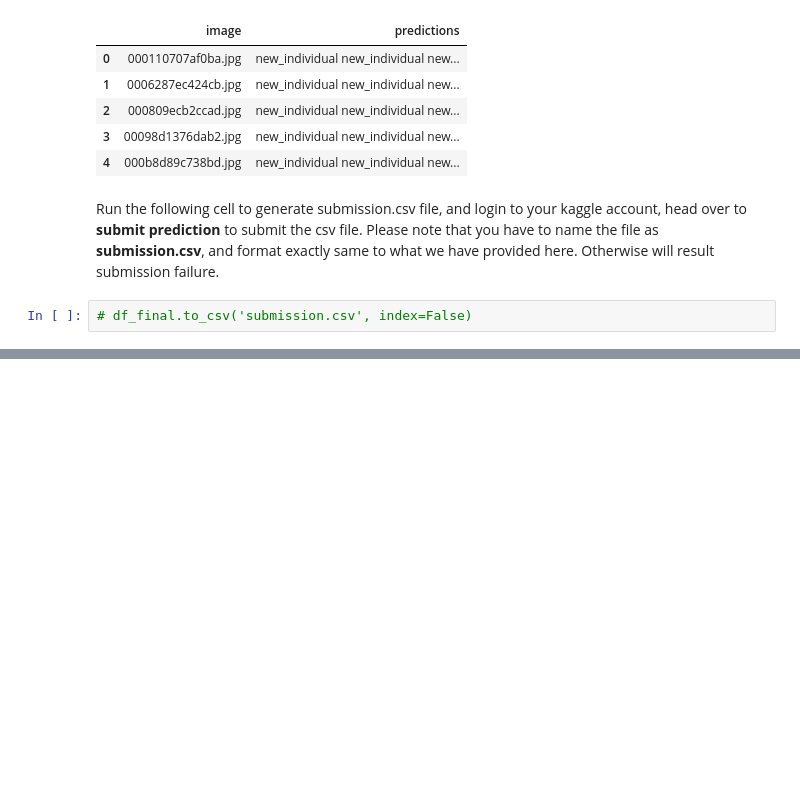
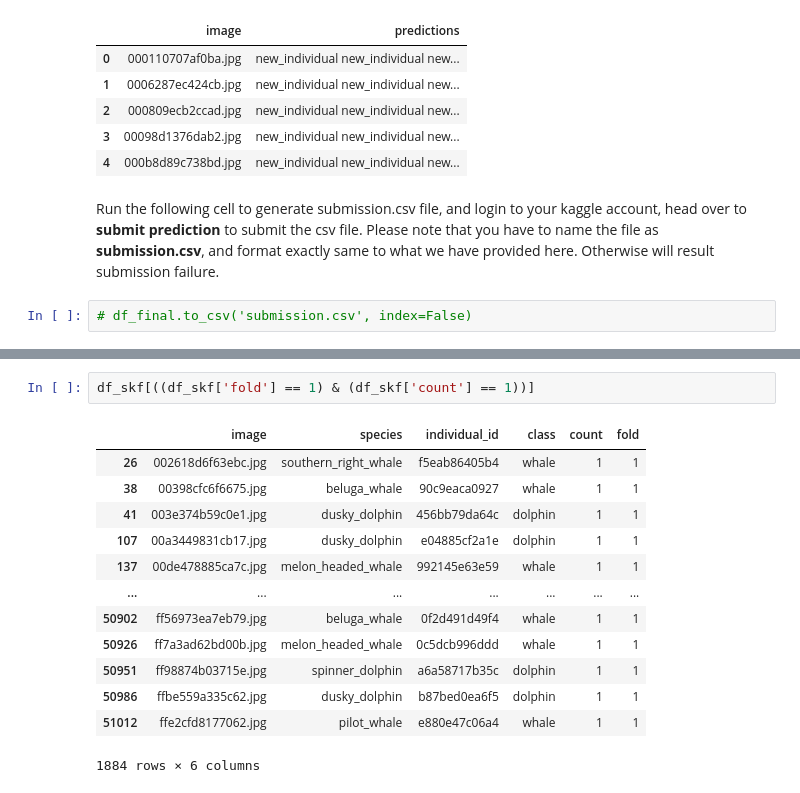
Before and after one commit to heye0507/kaggle_whale, a Jupyter notebook: nbs/00_EDA_pipeline.ipynb, the cells around one changed output, grey strips where cells are left out. Drawn from its saved outputs; the diff is of its cells as text; blank space fills up the shorter version.

```diff
--- a/nbs/00_EDA_pipeline.ipynb
+++ b/nbs/00_EDA_pipeline.ipynb
@@ -352,0 +574,16 @@ Run the following cell to generate submission.csv file, and login to your kaggle
+# %%
+df_skf[((df_skf['fold'] == 1) & (df_skf['count'] == 1))]
+# %% [output]
+|  | image | species | individual_id | class | count | fold |
+| 26 | 002618d6f63ebc.jpg | southern_right_whale | f5eab86405b4 | whale | 1 | 1 |
+| 38 | 00398cfc6f6675.jpg | beluga_whale | 90c9eaca0927 | whale | 1 | 1 |
+| 41 | 003e374b59c0e1.jpg | dusky_dolphin | 456bb79da64c | dolphin | 1 | 1 |
+| 107 | 00a3449831cb17.jpg | dusky_dolphin | e04885cf2a1e | dolphin | 1 | 1 |
+| 137 | 00de478885ca7c.jpg | melon_headed_whale | 992145e63e59 | whale | 1 | 1 |
+| ... | ... | ... | ... | ... | ... | ... |
+| 50902 | ff56973ea7eb79.jpg | beluga_whale | 0f2d491d49f4 | whale | 1 | 1 |
+| 50926 | ff7a3ad62bd00b.jpg | melon_headed_whale | 0c5dcb996ddd | whale | 1 | 1 |
+| 50951 | ff98874b03715e.jpg | spinner_dolphin | a6a58717b35c | dolphin | 1 | 1 |
+| 50986 | ffbe559a335c62.jpg | dusky_dolphin | b87bed0ea6f5 | dolphin | 1 | 1 |
+| 51012 | ffe2cfd8177062.jpg | pilot_whale | e880e47c06a4 | whale | 1 | 1 |
+1884 rows × 6 columns
```
Also changed, not shown: parts of 36 cells of this notebook.
